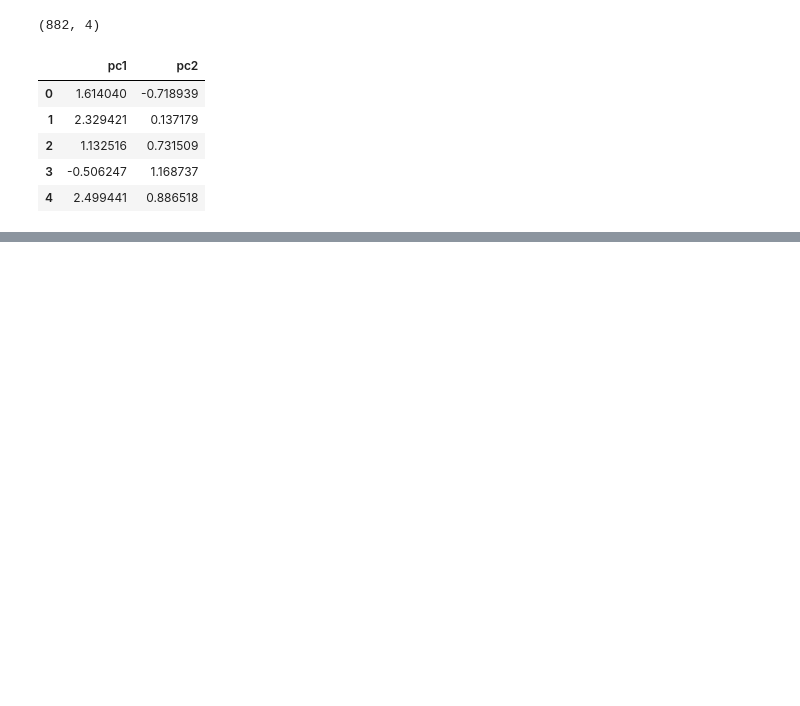
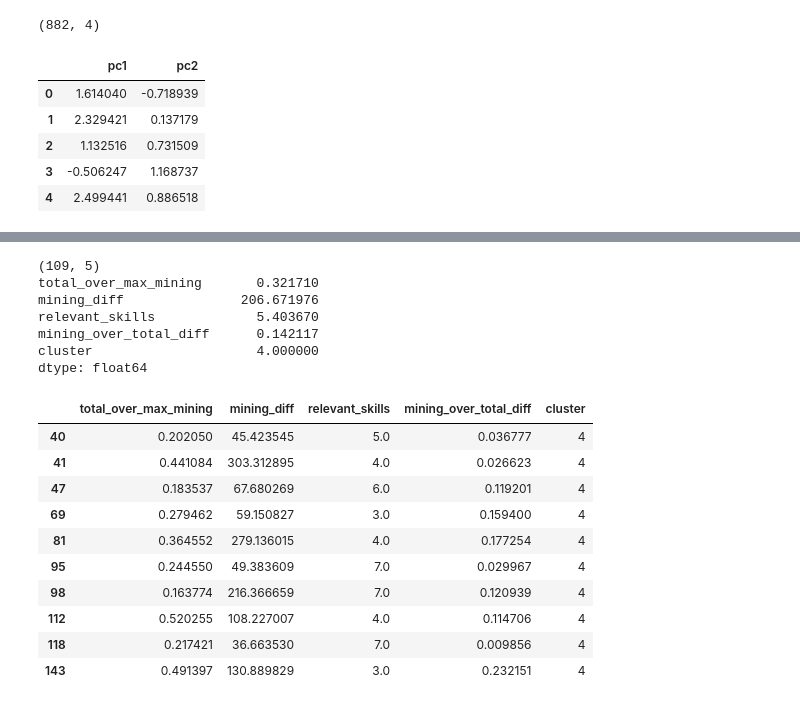
Before and after one commit to chriskok/BotClassification-OSRS, a Jupyter notebook: Classification-June2020.ipynb, the cells around one changed output, grey strips where cells are left out. Cells and saved outputs as stored; diff of their text form; code cells hidden in the pictures; blank space fills up the shorter version.

```diff
--- a/Classification-June2020.ipynb
+++ b/Classification-June2020.ipynb
@@ -1456,12 +826,0 @@ labels = km.labels_
-# %%
-# Visualize cluster shapes in 3d (Credits to: https://www.bigendiandata.com/2017-04-18-Jupyter_Customer360/)
-cluster_df['y'] = labels
-
-cluster1 = cluster_df.loc[cluster_df['y'] == 0]
-cluster2 = cluster_df.loc[cluster_df['y'] == 1]
-cluster3 = cluster_df.loc[cluster_df['y'] == 2]
-cluster4 = cluster_df.loc[cluster_df['y'] == 3]
-cluster5 = cluster_df.loc[cluster_df['y'] == 4]
-
-
-cluster1.head()
@@ -1613,0 +879,27 @@ plotly.offline.init_notebook_mode()
+# %%
+fullpca_df = cluster_df.copy()
+fullpca_df['cluster'] = pd.Series(y_kmeans, index=fullpca_df.index)
+# %%
+cluster_num = 4
+print(fullpca_df.loc[fullpca_df['cluster'] == cluster_num].shape)
+print(fullpca_df.loc[fullpca_df['cluster'] == cluster_num].mean())
+fullpca_df.loc[fullpca_df['cluster'] == cluster_num].head(10)
+# %% [output]
+(109, 5)
+total_over_max_mining       0.321710
+mining_diff               206.671976
+relevant_skills             5.403670
+mining_over_total_diff      0.142117
+cluster                     4.000000
+dtype: float64
+|  | total_over_max_mining | mining_diff | relevant_skills | mining_over_total_diff | cluster |
+| 40 | 0.202050 | 45.423545 | 5.0 | 0.036777 | 4 |
+| 41 | 0.441084 | 303.312895 | 4.0 | 0.026623 | 4 |
+| 47 | 0.183537 | 67.680269 | 6.0 | 0.119201 | 4 |
+| 69 | 0.279462 | 59.150827 | 3.0 | 0.159400 | 4 |
+| 81 | 0.364552 | 279.136015 | 4.0 | 0.177254 | 4 |
+| 95 | 0.244550 | 49.383609 | 7.0 | 0.029967 | 4 |
+| 98 | 0.163774 | 216.366659 | 7.0 | 0.120939 | 4 |
+| 112 | 0.520255 | 108.227007 | 4.0 | 0.114706 | 4 |
+| 118 | 0.217421 | 36.663530 | 7.0 | 0.009856 | 4 |
+| 143 | 0.491397 | 130.889829 | 3.0 | 0.232151 | 4 |
```
Also changed, not shown: parts of 72 cells of this notebook.
